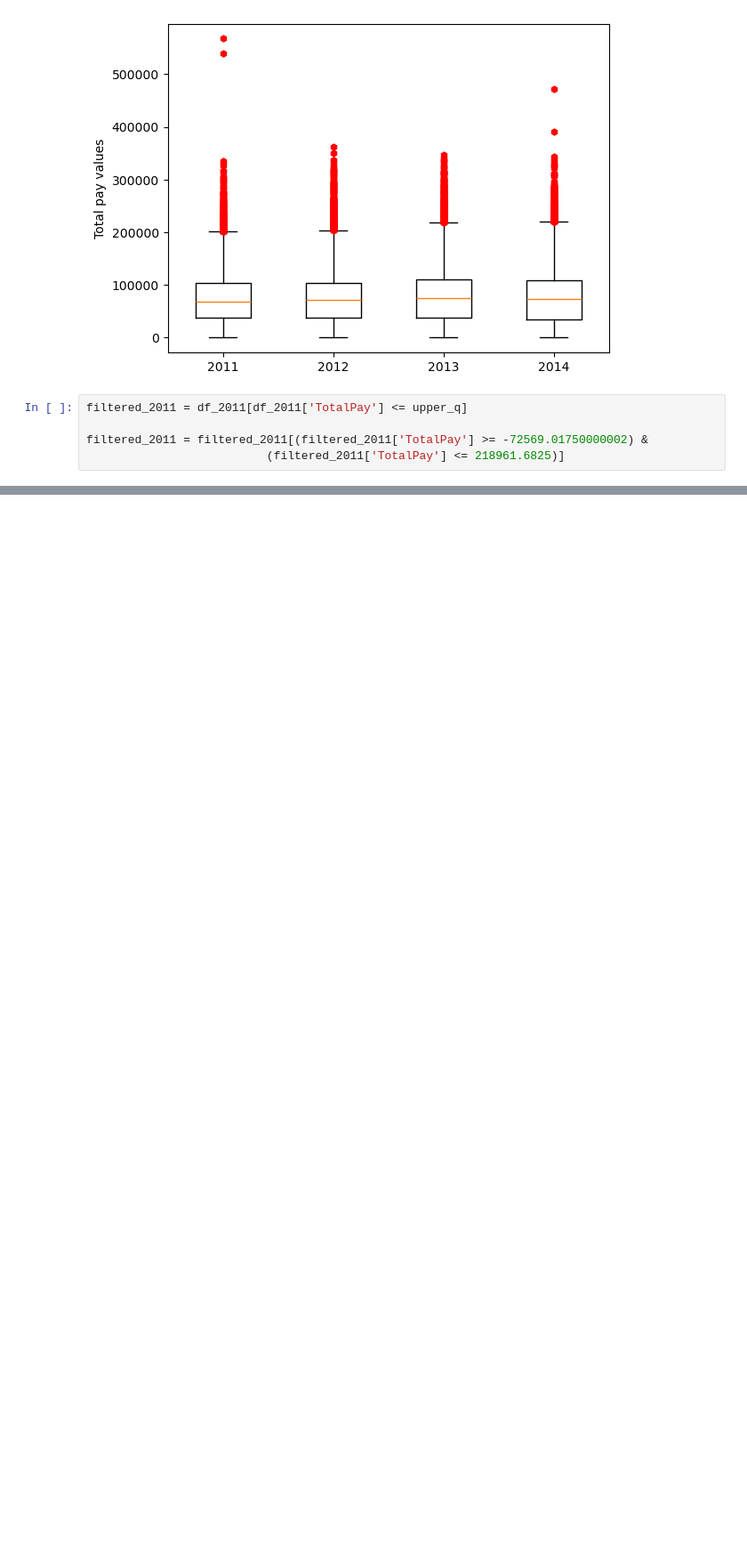
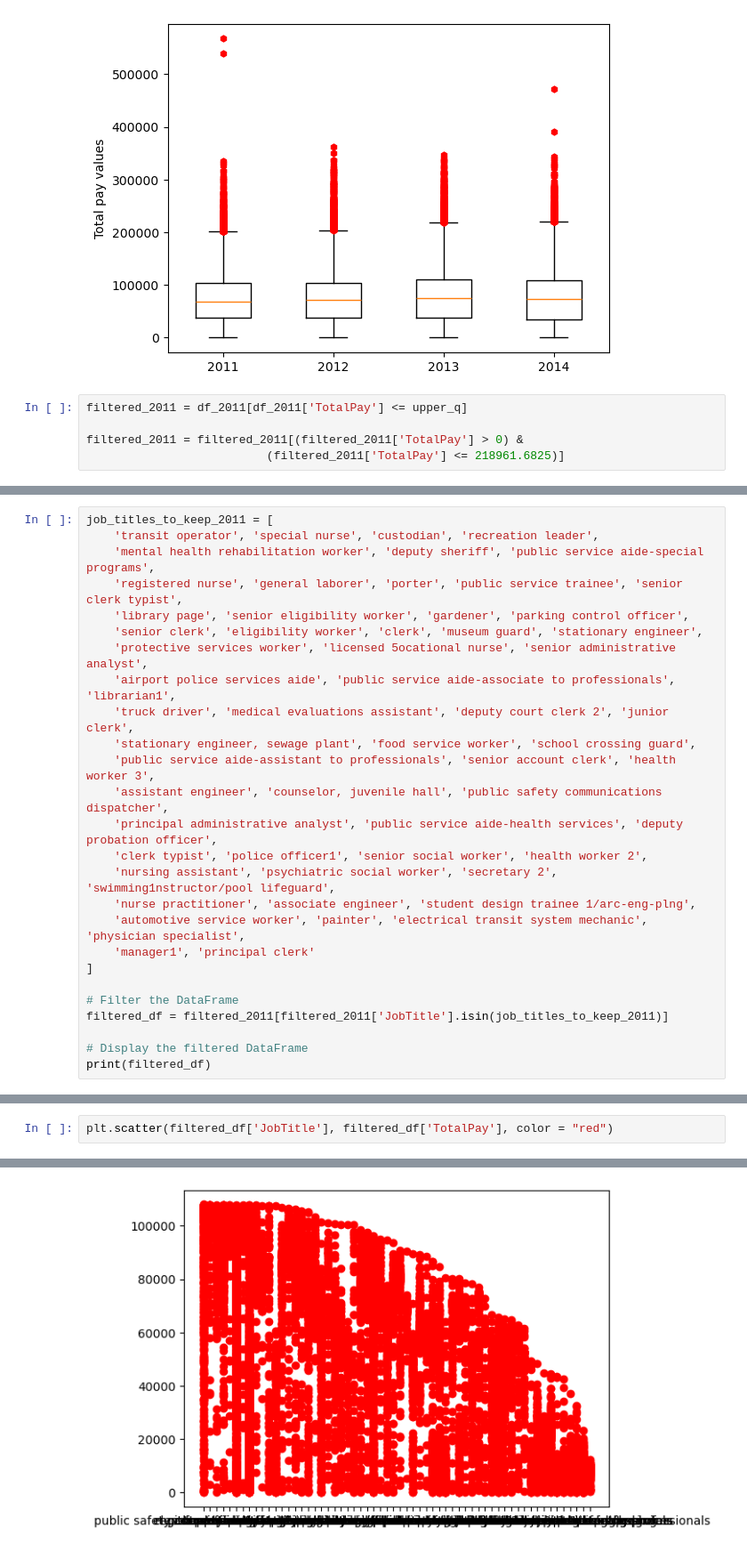
Before and after one commit to adrapiza/Project4-Group3, a Jupyter notebook: Untitled-2.ipynb, the cells around one changed output, grey strips where cells are left out. Shown: that part at 89% size. Saved outputs shown, nothing was run; the diff lists cells and outputs as text; blank space fills up the shorter version.

```diff
--- a/Untitled-2.ipynb
+++ b/Untitled-2.ipynb
@@ -466,7 +481,7 @@ plt.show()
 # %%
 filtered_2011 = df_2011[df_2011['TotalPay'] <= upper_q]
 
-filtered_2011 = filtered_2011[(filtered_2011['TotalPay'] >= -72569.01750000002) &
+filtered_2011 = filtered_2011[(filtered_2011['TotalPay'] > 0) &
                           (filtered_2011['TotalPay'] <= 218961.6825)]
 # %%
 filtered_2012 = df_2012[df_2012['TotalPay'] <= upper_q]
@@ -485,0 +585,26 @@ filtered_2014 = filtered_2014[(filtered_2014['TotalPay'] >= -72569.01750000002)
+# %%
+job_titles_to_keep_2011 = [
+    'transit operator', 'special nurse', 'custodian', 'recreation leader',
+    'mental health rehabilitation worker', 'deputy sheriff', 'public service aide-special programs',
+    'registered nurse', 'general laborer', 'porter', 'public service trainee', 'senior clerk typist',
+    'library page', 'senior eligibility worker', 'gardener', 'parking control officer',
+    'senior clerk', 'eligibility worker', 'clerk', 'museum guard', 'stationary engineer',
+    'protective services worker', 'licensed 5ocational nurse', 'senior administrative analyst',
+    'airport police services aide', 'public service aide-associate to professionals', 'librarian1',
+    'truck driver', 'medical evaluations assistant', 'deputy court clerk 2', 'junior clerk',
+    'stationary engineer, sewage plant', 'food service worker', 'school crossing guard',
+    'public service aide-assistant to professionals', 'senior account clerk', 'health worker 3',
+    'assistant engineer', 'counselor, juvenile hall', 'public safety communications dispatcher',
+    'principal administrative analyst', 'public service aide-health services', 'deputy probation officer',
+    'clerk typist', 'police officer1', 'senior social worker', 'health worker 2',
+    'nursing assistant', 'psychiatric social worker', 'secretary 2', 'swimming1nstructor/pool lifeguard',
+    'nurse practitioner', 'associate engineer', 'student design trainee 1/arc-eng-plng',
+    'automotive service worker', 'painter', 'electrical transit system mechanic', 'physician specialist',
+    'manager1', 'principal clerk'
+]
+
+# Filter the DataFrame
+filtered_df = filtered_2011[filtered_2011['JobTitle'].isin(job_titles_to_keep_2011)]
+
+# Display the filtered DataFrame
+print(filtered_df)
@@ -485,0 +779,3 @@ filtered_2014 = filtered_2014[(filtered_2014['TotalPay'] >= -72569.01750000002)
+# %%
+plt.scatter(filtered_df['JobTitle'], filtered_df['TotalPay'], color = "red")
+# %% [output]
@@ -485,0 +783 @@ filtered_2014 = filtered_2014[(filtered_2014['TotalPay'] >= -72569.01750000002)
+[figure, added]
```
Also changed, not shown: parts of 18 cells of this notebook.
